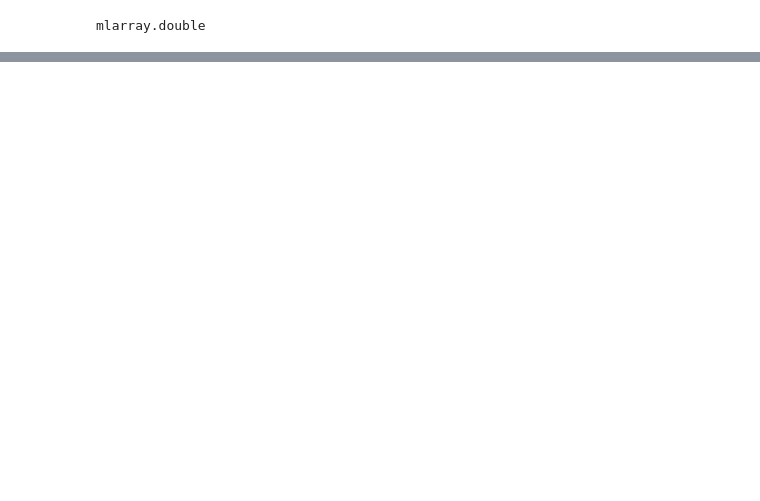
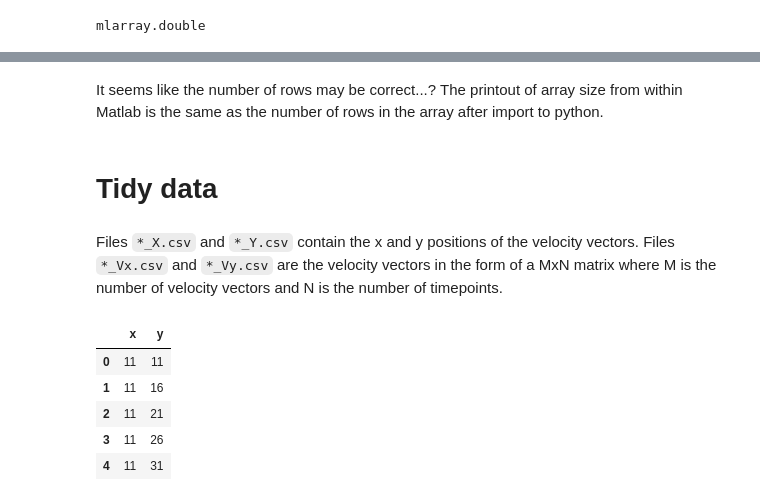
Before and after one commit to msschwartz21/germband-extension, a Jupyter notebook: notebooks/20181101-matlab_engine_test.ipynb, the cells around one changed output, grey strips where cells are left out. Cells and saved outputs as stored; diff of their text form; code cells hidden in the pictures; blank space fills up the shorter version.

Commit message:
Succesful run of optical flow from python

```diff
--- a/notebooks/20181101-matlab_engine_test.ipynb
+++ b/notebooks/20181101-matlab_engine_test.ipynb
@@ -56,0 +140,6 @@ mlarray.double
+# %% [markdown]
+It seems like the number of rows may be correct...? The printout of array size from within Matlab is the same as the number of rows in the array after import to python.
+# %% [markdown]
+# Tidy data
+# %% [markdown]
+Files `*_X.csv` and `*_Y.csv` contain the x and y positions of the velocity vectors. Files `*_Vx.csv` and `*_Vy.csv` are the velocity vectors in the form of a MxN matrix where M is the number of velocity vectors and N is the number of timepoints.
@@ -56,0 +151,12 @@ mlarray.double
+# %%
+xy = pd.concat([x.rename(columns={0:'x'}),
+                y.rename(columns={0:'y'})
+                ],axis=1)
+xy.head()
+# %% [output]
+|  | x | y |
+| 0 | 11 | 11 |
+| 1 | 11 | 16 |
+| 2 | 11 | 21 |
+| 3 | 11 | 26 |
+| 4 | 11 | 31 |
```
Also changed, not shown: parts of 29 cells of this notebook, 3 other files.
